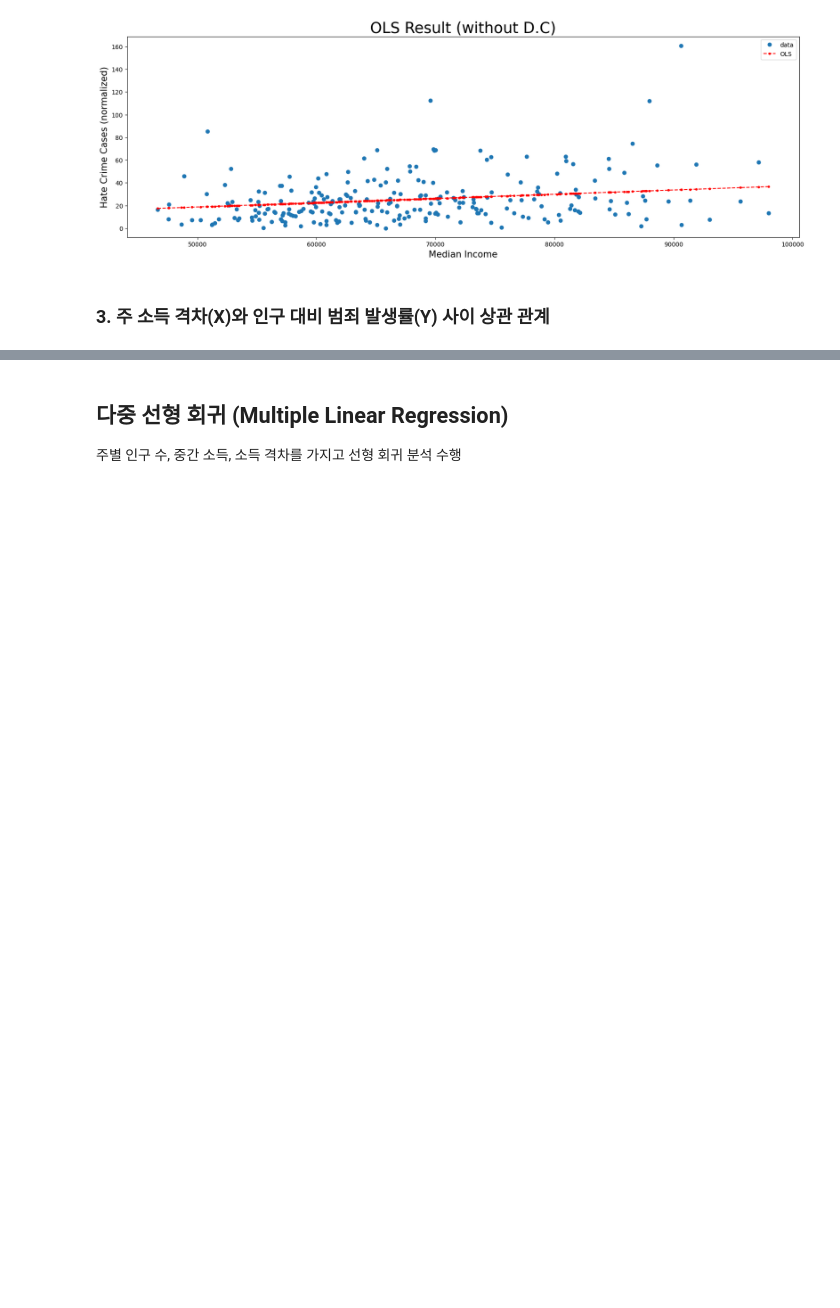
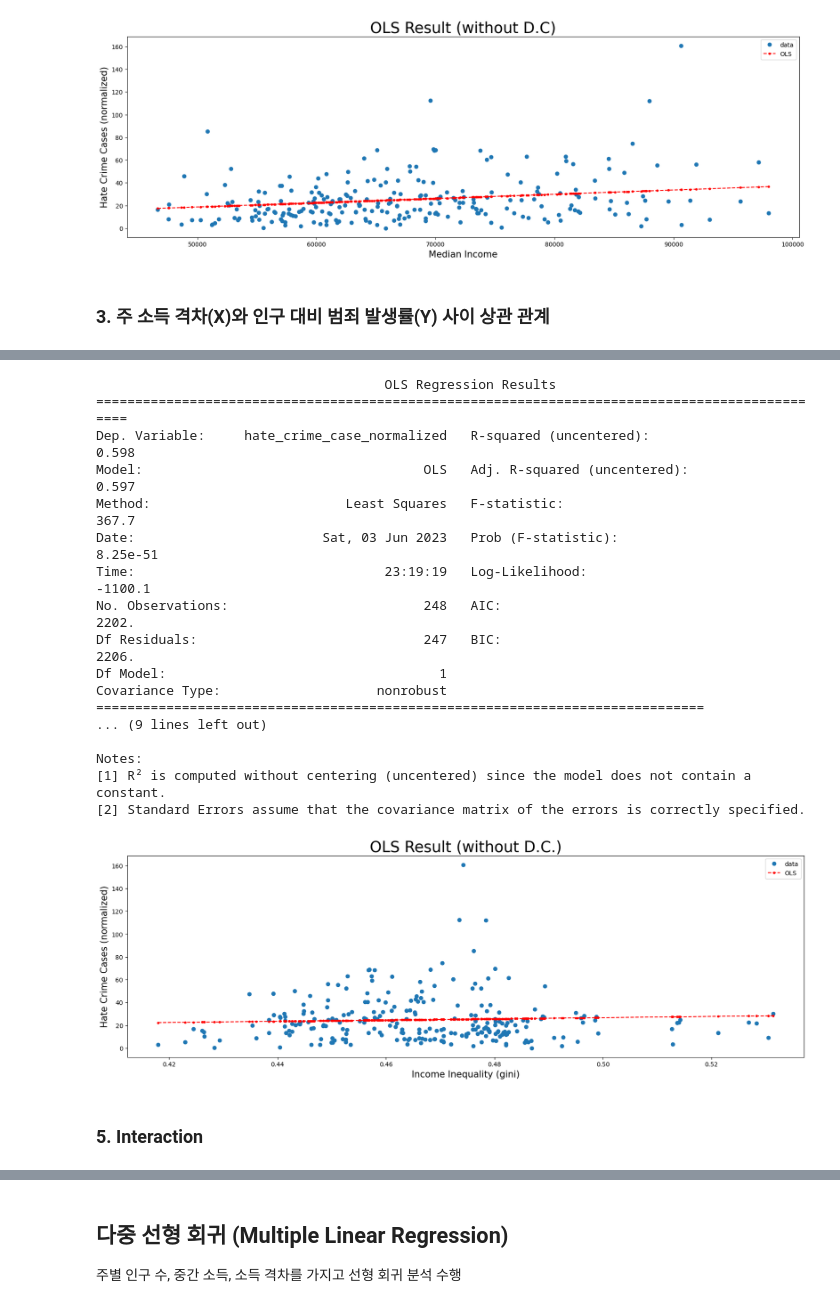
Before and after one commit to sjw8793/DS2023-HateCrimeAnalysis, a Jupyter notebook: linear_regression.ipynb, the cells around one changed output, grey strips where cells are left out. Saved outputs shown, nothing was run; the diff lists cells and outputs as text; code cells hidden in the pictures; blank space fills up the shorter version.

Commit message:
Linear Regression Analysis with Interaction

```diff
--- a/linear_regression.ipynb
+++ b/linear_regression.ipynb
@@ -206,0 +216,43 @@ plt.show()
+# %%
+mdata_gsort = mdata_all.sort_values(by='gini', ignore_index=True)
+mdata_gsort.drop(mdata_gsort[(mdata_gsort['state_name'] == "District of Columbia")].index, inplace=True)
+
+X = mdata_gsort['gini']
+# X = sm.add_constant(X)
+y = mdata_gsort['hate_crime_case_normalized']
+
+# OLS 모델을 따라 선형 회귀 분석 수행
+results = sm.OLS(y, X).fit()
+print(results.summary())
+
+fig, ax = plt.subplots(figsize=(20, 6))
+
+ax.plot(X, y, "o", label="data")
+ax.plot(X, results.fittedvalues, "r--.", label="OLS")
+ax.legend(loc="best")
+
+plt.xlabel('Income Inequality (gini)', size=15)
+plt.ylabel('Hate Crime Cases (normalized)', size=15)
+plt.title('OLS Result (without D.C.)', size=25)
+plt.show()
+# %% [output]
+                                     OLS Regression Results
+===============================================================================================
+Dep. Variable:     hate_crime_case_normalized   R-squared (uncentered):                   0.598
+Model:                                    OLS   Adj. R-squared (uncentered):              0.597
+Method:                         Least Squares   F-statistic:                              367.7
+Date:                        Sat, 03 Jun 2023   Prob (F-statistic):                    8.25e-51
+Time:                                23:19:19   Log-Likelihood:                         -1100.1
+No. Observations:                         248   AIC:                                      2202.
+Df Residuals:                             247   BIC:                                      2206.
+Df Model:                                   1
+Covariance Type:                    nonrobust
+==============================================================================
+... (9 lines left out)
+
+Notes:
+[1] R² is computed without centering (uncentered) since the model does not contain a constant.
+[2] Standard Errors assume that the covariance matrix of the errors is correctly specified.
+[figure, added]
+# %% [markdown]
+### 5. Interaction
```
Also changed, not shown: parts of 20 cells of this notebook.
